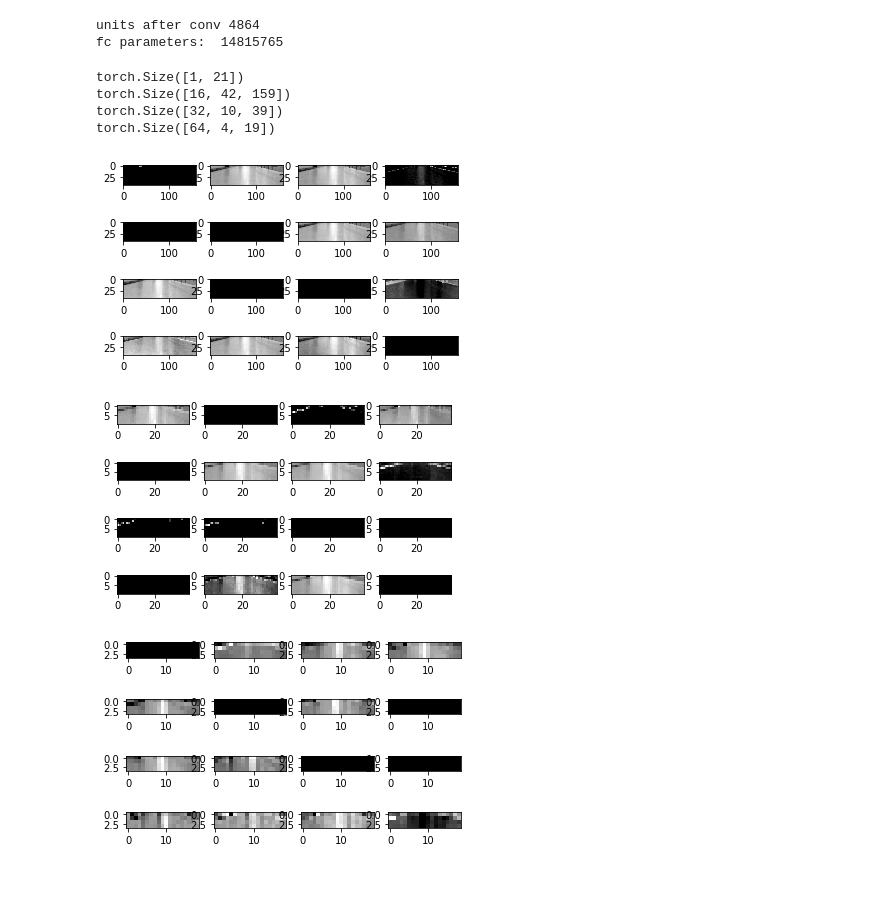
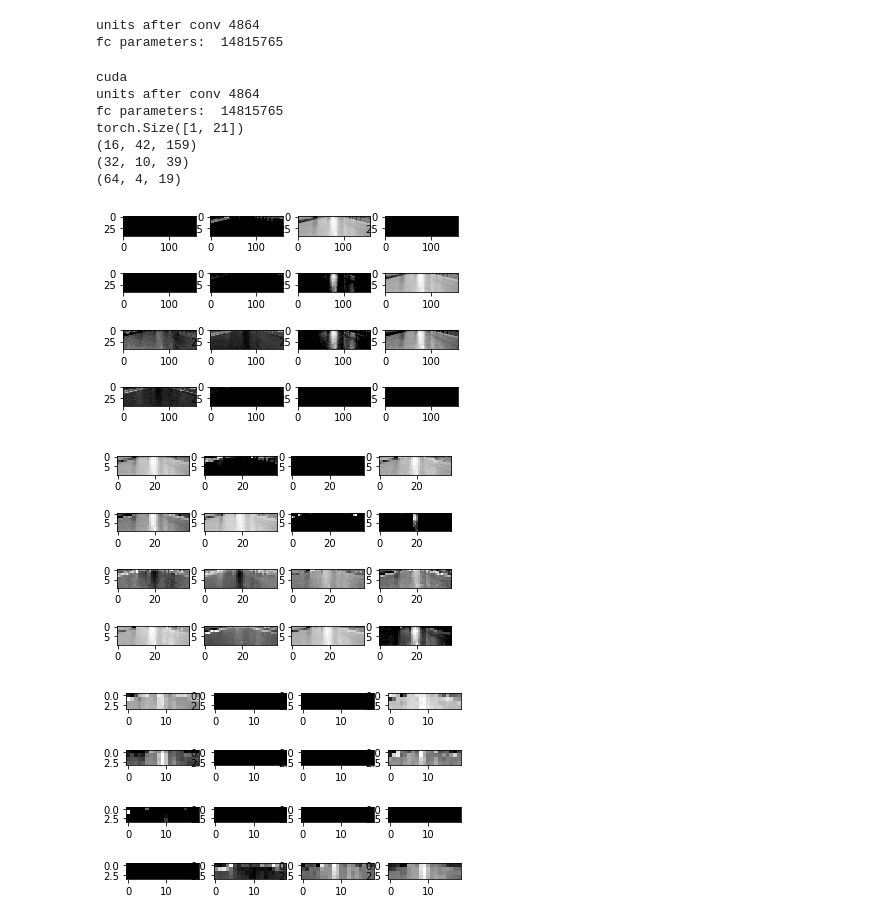
Before and after one commit to Autonomous-Robotics-UTM/Imitation-Learning-Net, a Jupyter notebook: net/classification/Model.ipynb, the cells around one changed output. Cells and saved outputs as stored; diff of their text form; code cells hidden in the pictures; blank space fills up the shorter version.

Commit message:
fixed visualization for gpu

```diff
--- a/net/classification/Model.ipynb
+++ b/net/classification/Model.ipynb
@@ -178,6 +178,9 @@ fc parameters:  14815765
 # %%
 if __name__ == "__main__":
     device = torch.device('cuda' if torch.cuda.is_available() else 'cpu')
+    print(device)
+
+    net = ConvNet(channels, 21, dataset).to(device)
     # Visualize feature maps
     activation = {}
     def get_activation(name):
@@ -192,38 +195,53 @@ if __name__ == "__main__":
     image = dataset[0]['image']
 
     image = torch.Tensor(image).to(device).float()
 
     image = image.reshape(1,3,170,640)
     output = net(image)
 
     print(output.shape)
 
 
     act = activation['conv1'].squeeze()
+    act = act.cpu()
+    act = act.detach().numpy()
+    print(np.unique(act))
+
     print(act.shape)
     fig, axarr = plt.subplots(nrows = 4, ncols = 4)
     for x in range(4):
         for y in range(4):
             axarr[y][x].imshow(act[4*x + y], cmap='gray')
 
     act = activation['conv2'].squeeze()
+
+    act = act.cpu()
+    act = act.detach().numpy()
+
     print(act.shape)
     fig, axarr = plt.subplots(nrows = 4, ncols = 4)
     for x in range(4):
         for y in range(4):
             axarr[y][x].imshow(act[4*x + y], cmap='gray')
 
     act = activation['conv3'].squeeze()
+
+    act = act.cpu()
+    act = act.detach().numpy()
+
     print(act.shape)
     fig, axarr = plt.subplots(nrows = 4, ncols = 4)
-    for x in range(1):
-        for y in range(1):
+    for x in range(4):
+        for y in range(4):
             axarr[y][x].imshow(act[4*x + y], cmap='gray')
 # %% [output]
+cuda
+units after conv 4864
+fc parameters:  14815765
 torch.Size([1, 21])
-torch.Size([16, 42, 159])
-torch.Size([32, 10, 39])
-torch.Size([64, 4, 19])
+(16, 42, 159)
+(32, 10, 39)
+(64, 4, 19)
-[figure, old version]
+[figure, new version]
-[figure, old version]
+[figure, new version]
-[figure, old version]
+[figure, new version]
```
Also changed, not shown: 14 other files.
